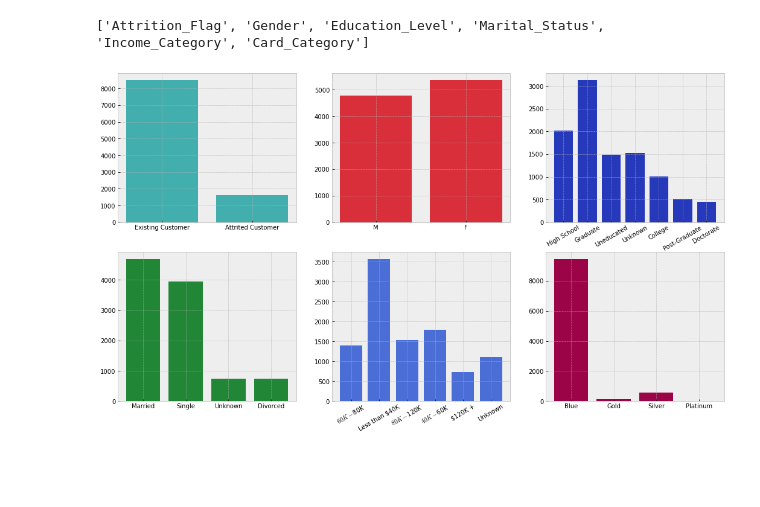
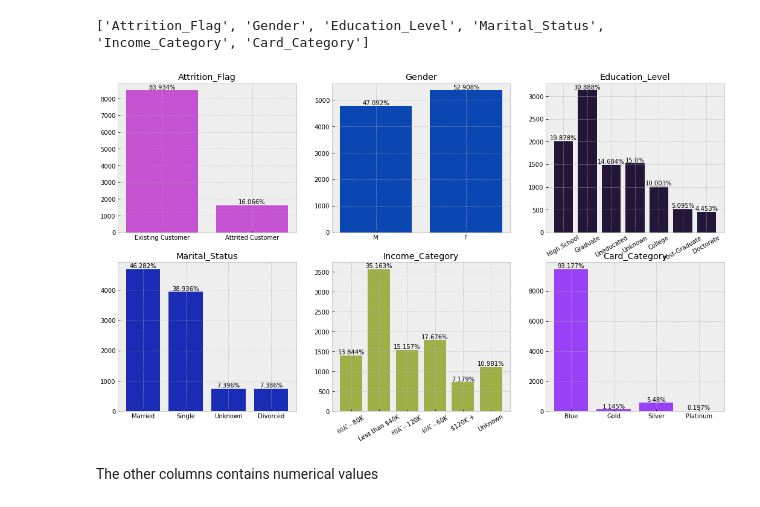
Before and after one commit to 610yilingliu/data-science-for-finance, a Jupyter notebook: credit_card_customers/analyze.ipynb, the cells around one changed output. Drawn from its saved outputs; the diff is of its cells as text; code cells hidden in the pictures; blank space fills up the shorter version.

```diff
--- a/credit_card_customers/analyze.ipynb
+++ b/credit_card_customers/analyze.ipynb
@@ -171,6 +171,7 @@ def plot_cat(df, cat_name):
 
 def plot_all(df, cat_names, l = 3, fsize = (18, 10)):
     """
+    Plot all categorical value in one figure
     @type df: pandas dataframe
     @type cat_names: List[String], list contains categorical values
     @type l: int, how many subplots will be in one line of the plot (default 3)
@@ -192,12 +193,21 @@ def plot_all(df, cat_names, l = 3, fsize = (18, 10)):
                     break
             heights = [val for val in val_dict.values()]
             # use random rgb value to plot, you can delete color = if you just want the default blue color.
-            # ax[i][j].bar(names, heights, color = [(random.random(),random.random(),random.random()) for _ in range(len(names))])
-            ax[i][j].bar(names, heights, color = (random.random(),random.random(),random.random()))
+            # seaborn library also available to apply color scheme on plot
+            rects = ax[i][j].bar(names, heights, color = (random.random(),random.random(),random.random()))
+            ax[i][j].set_title(cat_name)
+            # percentage label
+            cnt = sum(heights)
+            for rect in rects:
+                w = rect.get_width()
+                x = rect.get_x()
+                h = rect.get_height()
+                ax[i][j].text(rect.get_x() + rect.get_width()/2, h, str(round(h/cnt * 100, 3)) + "%", ha = "center", va = "bottom")
     return f
 # %%
 # not really needed, only because these random seed make the generated figure looks nicer
-random.seed(13)
-a = plot_all(df, categorical_vars)
+cat_plots = plot_all(df, categorical_vars)
 # %% [output]
-[figure, old version]
+[figure, new version]
+# %% [markdown]
+The other columns contains numerical values
```
Also changed, not shown: parts of 7 cells of this notebook, 2 other files.
